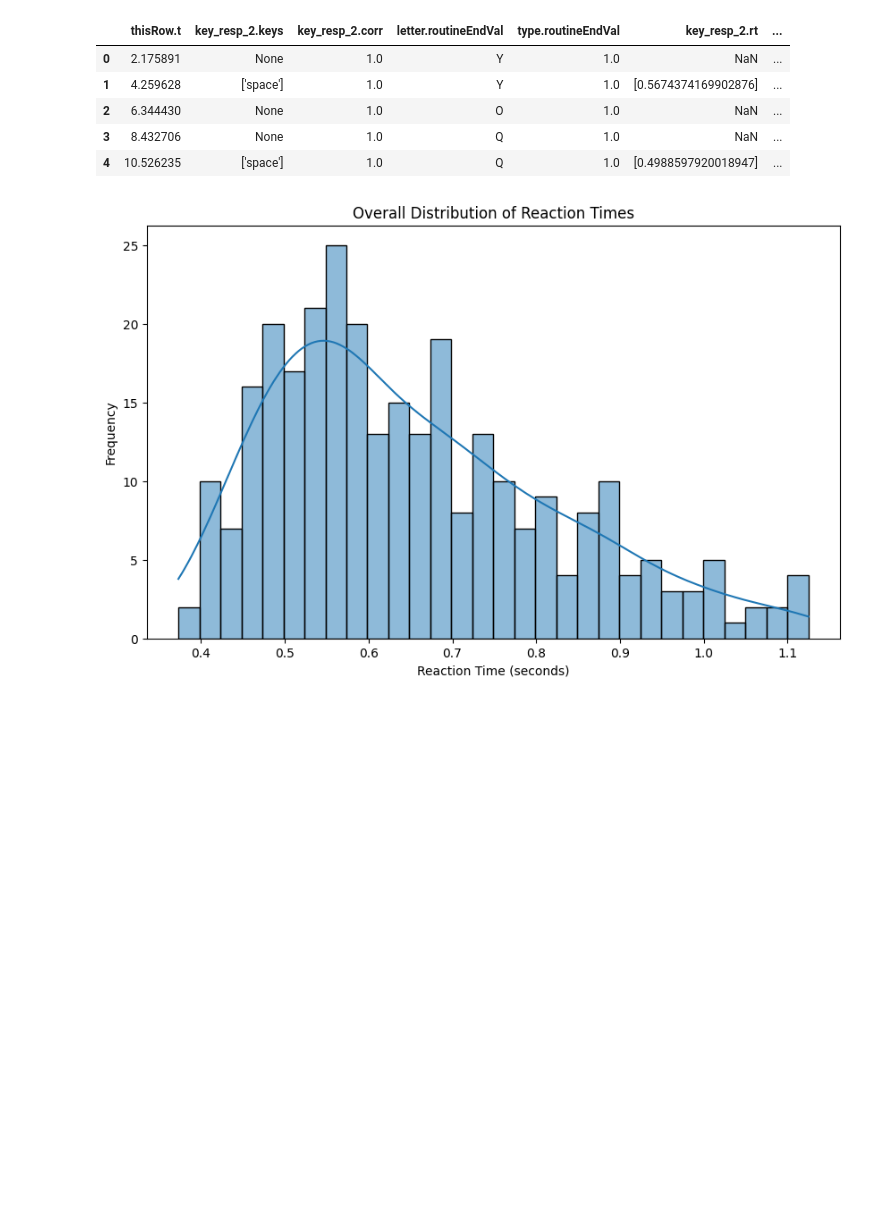
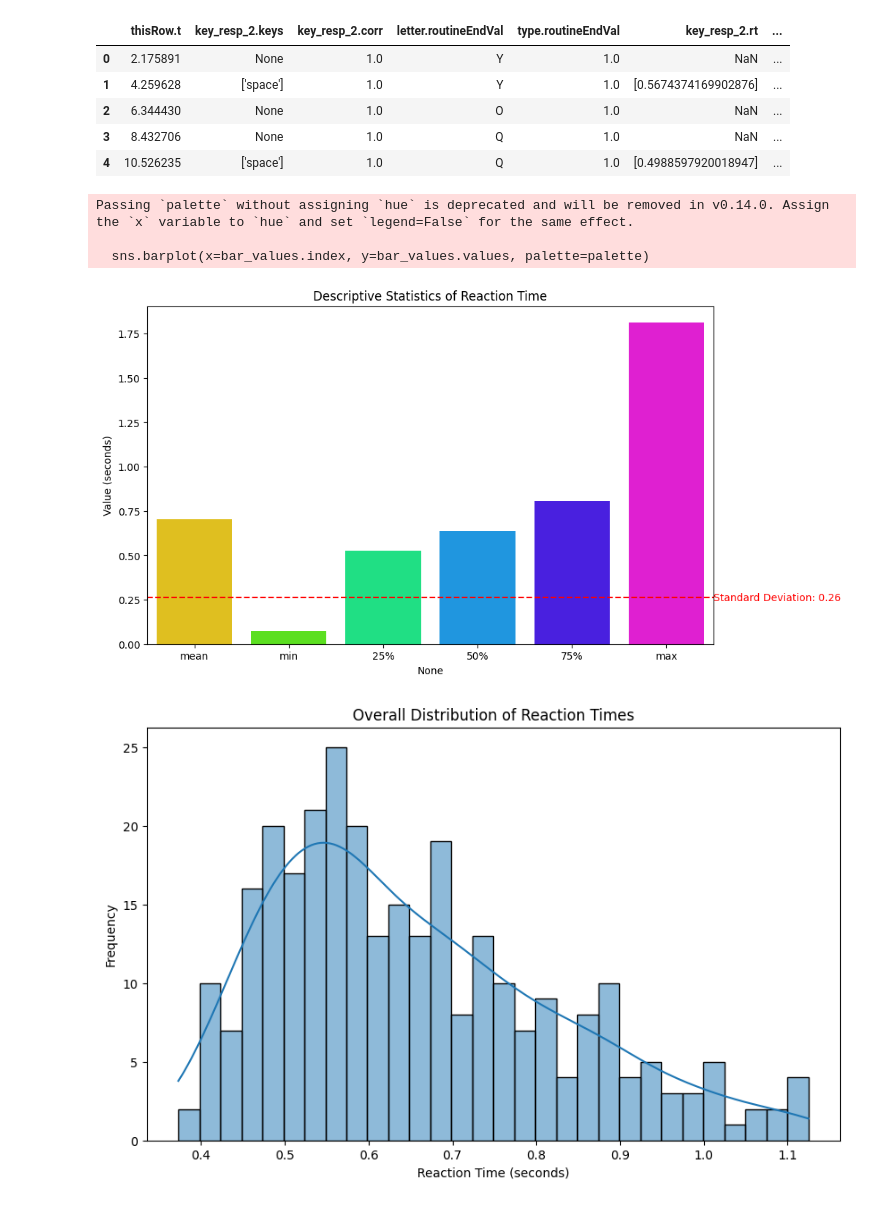
Before and after one commit to shakirmshaker/CognitiveScience, a Jupyter notebook: notebooks/ShakirMShaker.ipynb, the cells around one changed output. Saved outputs shown, nothing was run; the diff lists cells and outputs as text; code cells hidden in the pictures; blank space fills up the shorter version.

Commit message:
some correction and more plots

```diff
--- a/notebooks/ShakirMShaker.ipynb
+++ b/notebooks/ShakirMShaker.ipynb
@@ -54 +63,19 @@ concatenated_df.head()
+# %%
+palette = sns.color_palette("hsv", n_colors=len(bar_values))
+
+plt.figure(figsize=(10, 6))
+
+sns.barplot(x=bar_values.index, y=bar_values.values, palette=palette)
+plt.title('Descriptive Statistics of Reaction Time')
+plt.ylabel('Value (seconds)')
+
+plt.axhline(y=std_value, color='r', linestyle='--')
+plt.text(5.5, std_value, f'Standard Deviation: {std_value:.2f}', color='r', va='center', ha='left')
+
+plt.show()
+# %% [output]
+Passing `palette` without assigning `hue` is deprecated and will be removed in v0.14.0. Assign the `x` variable to `hue` and set `legend=False` for the same effect.
+
+  sns.barplot(x=bar_values.index, y=bar_values.values, palette=palette)
+[figure, added]
 # %%
```
Also changed, not shown: parts of 7 cells of this notebook.
